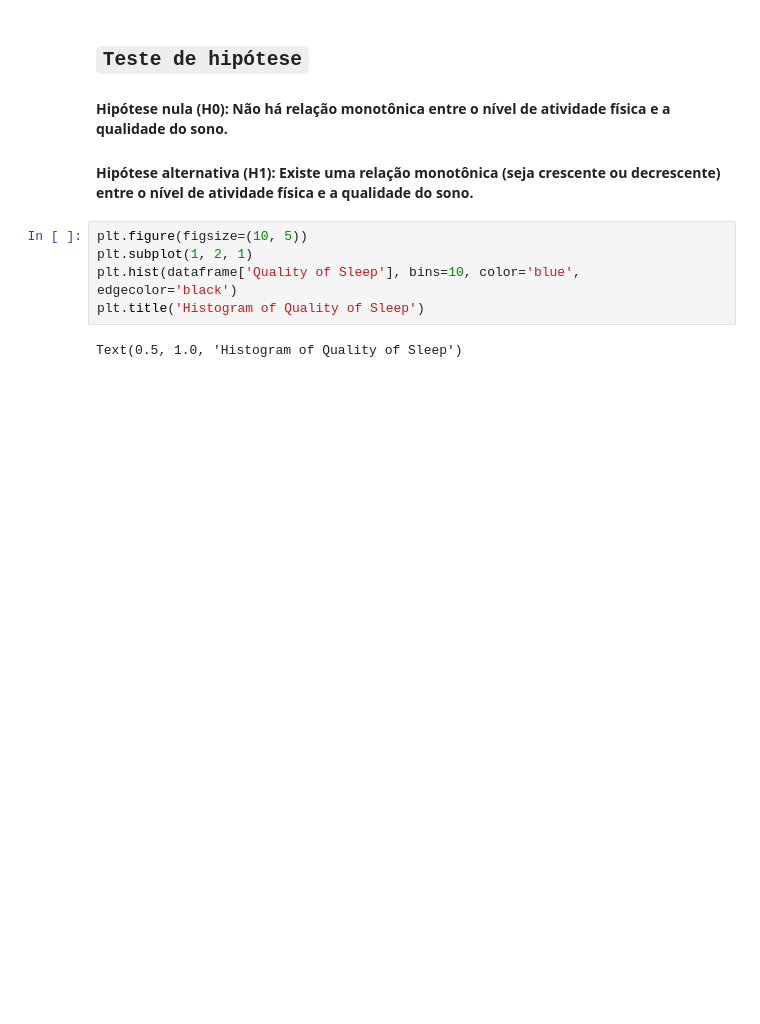
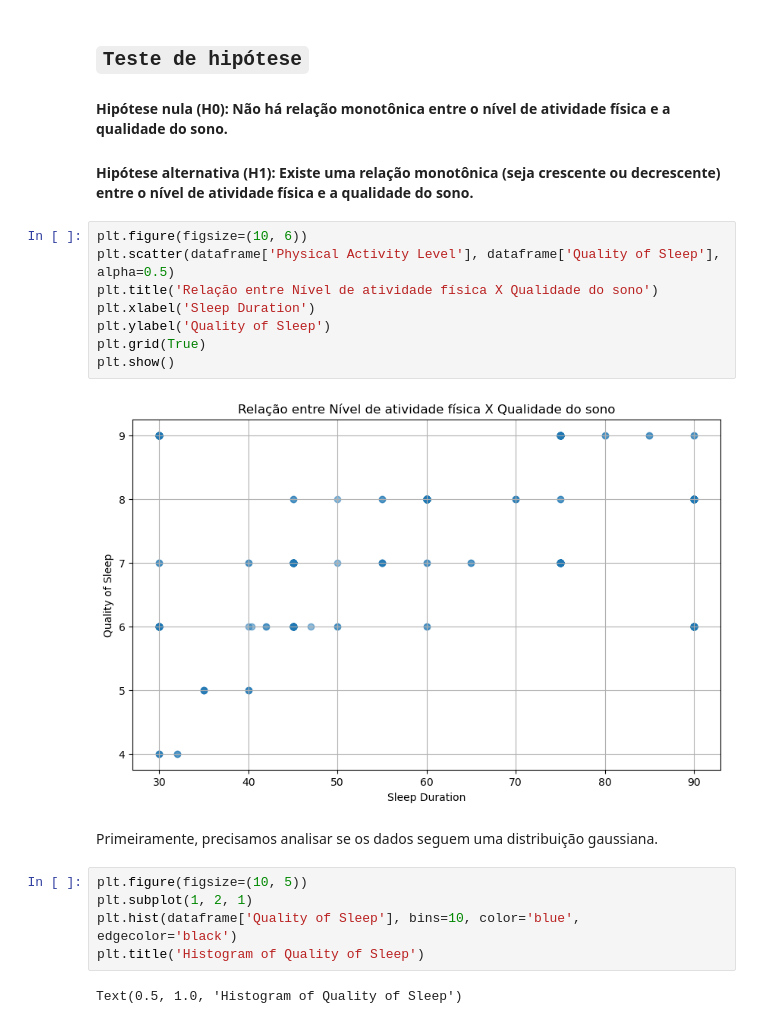
Before and after one commit to FrederickAlmeida/Data-Science-Project, a Jupyter notebook: exploratory_analysis.ipynb, the cells around one changed output. Drawn from its saved outputs; the diff is of its cells as text; blank space fills up the shorter version.

```diff
--- a/exploratory_analysis.ipynb
+++ b/exploratory_analysis.ipynb
@@ -790,6 +837,18 @@ plt.show()
 #### Hipótese nula (H0): Não há relação monotônica entre o nível de atividade física e a qualidade do sono.
 
 #### Hipótese alternativa (H1): Existe uma relação monotônica (seja crescente ou decrescente) entre o nível de atividade física e a qualidade do sono.
+# %%
+plt.figure(figsize=(10, 6))
+plt.scatter(dataframe['Physical Activity Level'], dataframe['Quality of Sleep'], alpha=0.5)
+plt.title('Relação entre Nível de atividade física X Qualidade do sono')
+plt.xlabel('Sleep Duration')
+plt.ylabel('Quality of Sleep')
+plt.grid(True)
+plt.show()
+# %% [output]
+[figure, added]
+# %% [markdown]
+Primeiramente, precisamos analisar se os dados seguem uma distribuição gaussiana.
 # %%
 plt.figure(figsize=(10, 5))
 plt.subplot(1, 2, 1)
```
Also changed, not shown: parts of 28 cells of this notebook.
